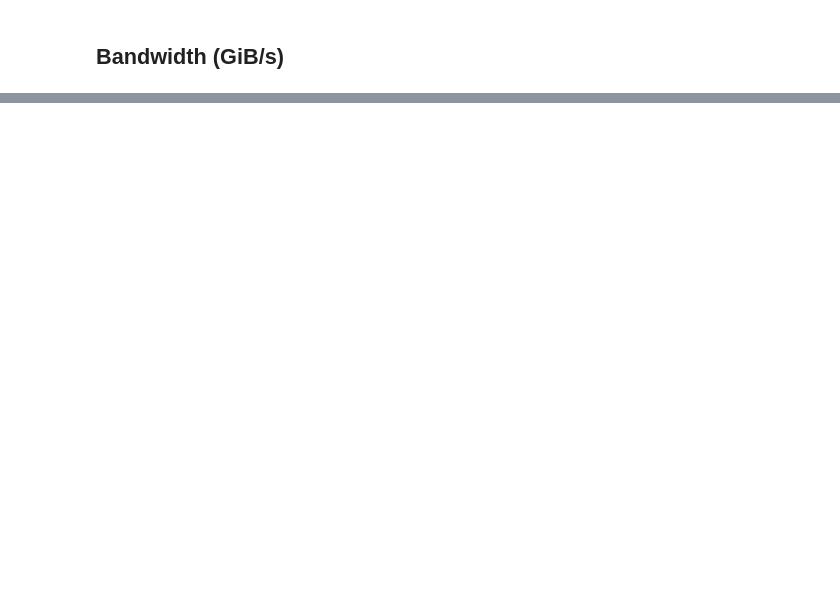
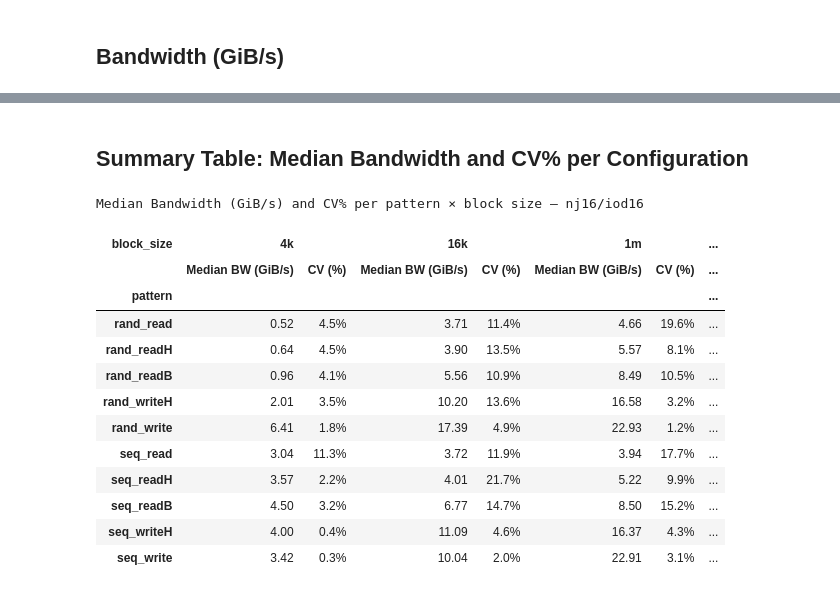
Before and after one commit to cissieAB/pdsw26_daos-bench, a Jupyter notebook: results/testbed/fio-dfs-all-rw-patterns/fio_dfs_all_patterns.ipynb, the cells around one changed output, grey strips where cells are left out. Drawn from its saved outputs; the diff is of its cells as text; code cells hidden in the pictures; blank space fills up the shorter version.

```diff
--- a/results/testbed/fio-dfs-all-rw-patterns/fio_dfs_all_patterns.ipynb
+++ b/results/testbed/fio-dfs-all-rw-patterns/fio_dfs_all_patterns.ipynb
@@ -649,0 +654,42 @@ rand_vs_seq (%) summary — nj16/iod16 [positive = random faster]
+# %% [markdown]
+## Summary Table: Median Bandwidth and CV% per Configuration
+# %%
+
+df16 = df[df["config"] == "nj16/iod16"]
+bs_present  = [b for b in BS_ORDER if b in df16["block_size"].unique()]
+pat_present = [p for p in PATTERN_ORDER if p in df16["pattern"].unique()]
+
+grp    = df16.groupby(["pattern", "block_size"], observed=True)["bw_GiBs"]
+med_bw = grp.median().unstack("block_size").reindex(index=pat_present, columns=bs_present)
+cv_pct = grp.agg(lambda x: x.std() / x.mean() * 100).unstack("block_size").reindex(index=pat_present, columns=bs_present)
+
+combined = pd.concat({"Median BW (GiB/s)": med_bw, "CV (%)": cv_pct}, axis=1)
+combined = combined.swaplevel(axis=1)
+col_order = [(bs, m) for bs in bs_present for m in ["Median BW (GiB/s)", "CV (%)"]]
+combined  = combined[col_order]
+
+bw_cols = [c for c in combined.columns if c[1] == "Median BW (GiB/s)"]
+cv_cols = [c for c in combined.columns if c[1] == "CV (%)"]
+
+display(combined.style
+    .set_caption("Median Bandwidth (GiB/s) and CV% per pattern × block size — nj16/iod16")
+    .format("{:.2f}", subset=bw_cols)
+    .format("{:.1f}%", subset=cv_cols)
+    .background_gradient(cmap="Blues",   axis=None, subset=bw_cols)
+    .background_gradient(cmap="YlOrRd",  axis=None, subset=cv_cols)
+)
+# %% [output]
+Median Bandwidth (GiB/s) and CV% per pattern × block size — nj16/iod16
+| block_size | 4k |  | 16k |  | 1m |  | ... |
+|  | Median BW (GiB/s) | CV (%) | Median BW (GiB/s) | CV (%) | Median BW (GiB/s) | CV (%) | ... |
+| pattern |  |  |  |  |  |  | ... |
+| rand_read | 0.52 | 4.5% | 3.71 | 11.4% | 4.66 | 19.6% | ... |
+| rand_readH | 0.64 | 4.5% | 3.90 | 13.5% | 5.57 | 8.1% | ... |
+| rand_readB | 0.96 | 4.1% | 5.56 | 10.9% | 8.49 | 10.5% | ... |
+| rand_writeH | 2.01 | 3.5% | 10.20 | 13.6% | 16.58 | 3.2% | ... |
+| rand_write | 6.41 | 1.8% | 17.39 | 4.9% | 22.93 | 1.2% | ... |
+| seq_read | 3.04 | 11.3% | 3.72 | 11.9% | 3.94 | 17.7% | ... |
+| seq_readH | 3.57 | 2.2% | 4.01 | 21.7% | 5.22 | 9.9% | ... |
+| seq_readB | 4.50 | 3.2% | 6.77 | 14.7% | 8.50 | 15.2% | ... |
+| seq_writeH | 4.00 | 0.4% | 11.09 | 4.6% | 16.37 | 4.3% | ... |
+| seq_write | 3.42 | 0.3% | 10.04 | 2.0% | 22.91 | 3.1% | ... |
```
Also changed, not shown: parts of 11 cells of this notebook, 7 other files.
